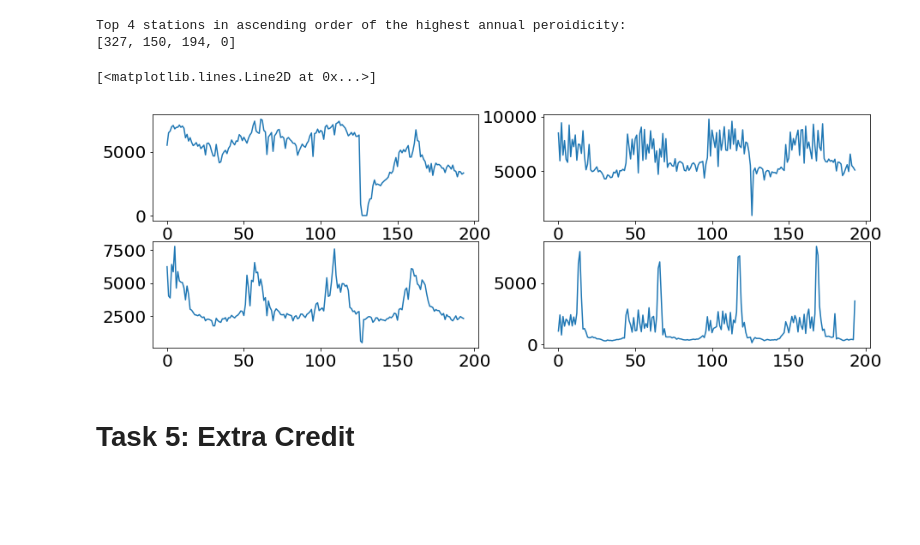
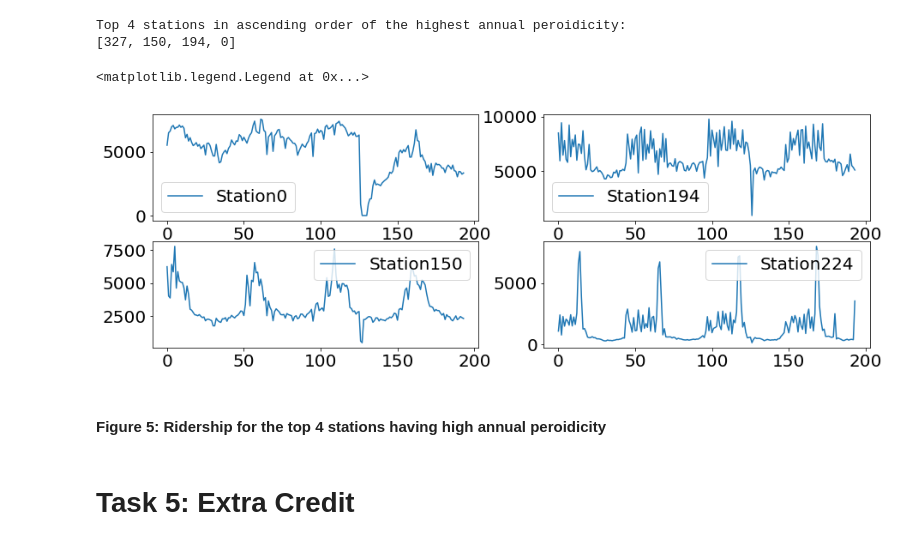
Before and after one commit to vvt221/PUI2018_vvt221, a Jupyter notebook: HW12_vvt221/Assignment2_vvt221.ipynb, the cells around one changed output. Drawn from its saved outputs; the diff is of its cells as text; code cells hidden in the pictures; blank space fills up the shorter version.

```diff
--- a/HW12_vvt221/Assignment2_vvt221.ipynb
+++ b/HW12_vvt221/Assignment2_vvt221.ipynb
@@ -197,20 +197,24 @@ Top 4 stations in ascending order of the highest annual peroidicity:
 # %%
 fig=pl.figure(figsize=(15,5))
 
 ax1=fig.add_subplot(221)
 ax1.plot(mta_mean[0],label='Station' + str(0))
+pl.legend()
 
 ax2=fig.add_subplot(222)
-ax2.plot(mta_mean[194])
-
+ax2.plot(mta_mean[194],label='Station' + str(194))
+pl.legend()
 ax3=fig.add_subplot(223)
-ax3.plot(mta_mean[150])
-
+ax3.plot(mta_mean[150],label='Station' + str(150))
+pl.legend()
 ax4=fig.add_subplot(224)
-ax4.plot(mta_mean[327])
+ax4.plot(mta_mean[327],label='Station' + str(224))
+pl.legend()
 # %% [output]
-[<matplotlib.lines.Line2D at 0x...>]
+<matplotlib.legend.Legend at 0x...>
-[figure, old version]
+[figure, new version]
+# %% [markdown]
+#### Figure 5: Ridership for the top 4 stations having high annual peroidicity
 # %% [markdown]
 # Task 5: Extra Credit
 # %%
```
